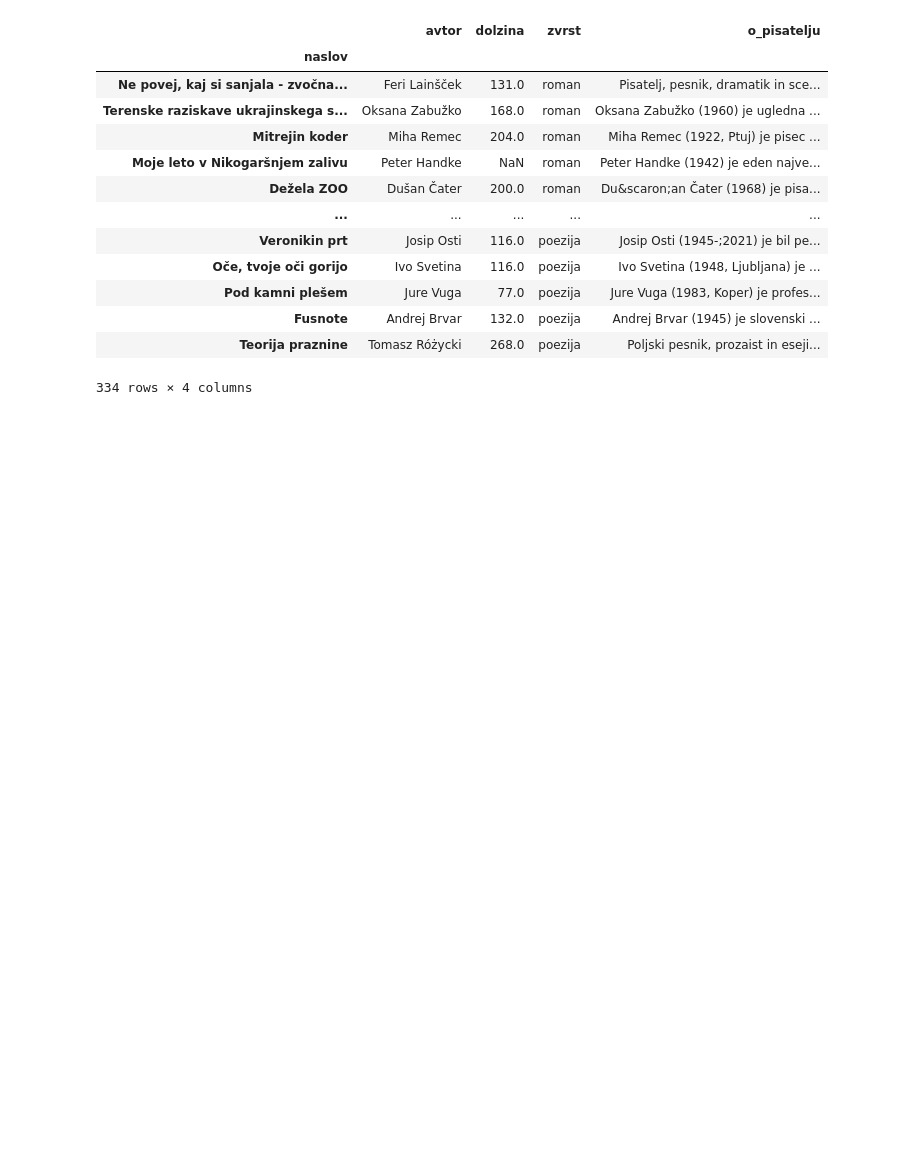
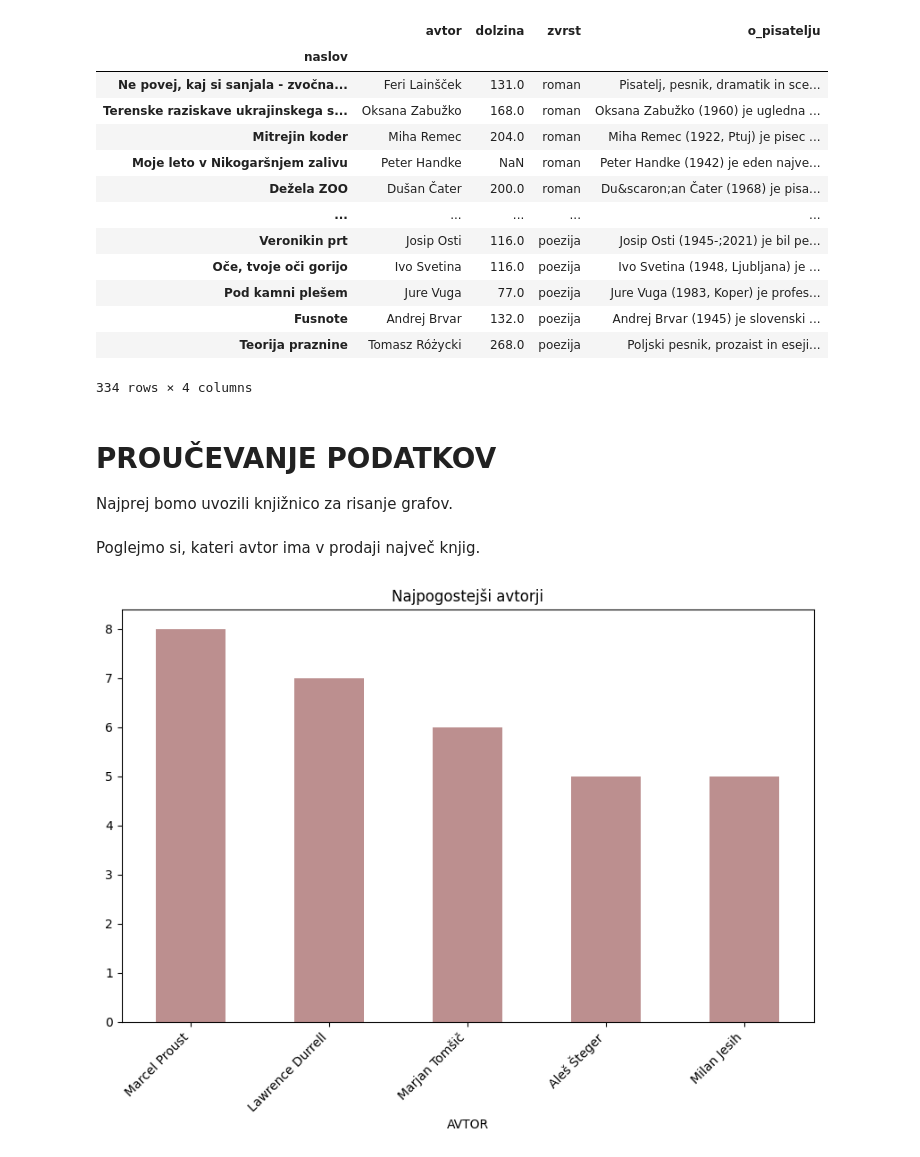
Before and after one commit to zAlaGregorc/UVP_projektna_naloga_Gregorc, a Jupyter notebook: analiza.ipynb, the cells around one changed output. Saved outputs shown, nothing was run; the diff lists cells and outputs as text; code cells hidden in the pictures; blank space fills up the shorter version.

Commit message:
najpogostejši avtor, povprečno število strani + prikaz

```diff
--- a/analiza.ipynb
+++ b/analiza.ipynb
@@ -45,3 +45,7 @@ KNJIGE
 | Fusnote | Andrej Brvar | 132.0 | poezija | Andrej Brvar (1945) je slovenski ... |
 | Teorija praznine | Tomasz Różycki | 268.0 | poezija | Poljski pesnik, prozaist in eseji... |
 334 rows × 4 columns
+# %% [markdown]
+# PROUČEVANJE PODATKOV
+
+Najprej bomo uvozili knjižnico za risanje grafov.
@@ -47,0 +54,16 @@ KNJIGE
+# %% [markdown]
+Poglejmo si, kateri avtor ima v prodaji največ knjig.
+# %%
+# izberemo 5 najpogostejših avtorjev
+najpogosteje = KNJIGE['avtor'].value_counts().nlargest(5)
+
+# narisemo histogram
+plt.figure(figsize=(10, 6))
+najpogosteje.plot(kind='bar', color='rosybrown')
+plt.title('Najpogostejši avtorji')
+plt.xlabel('AVTOR')
+plt.ylabel('')
+plt.xticks(rotation=45, ha='right')
+plt.show()
+# %% [output]
+[figure, added]
```
Also changed, not shown: parts of 3 cells of this notebook.
